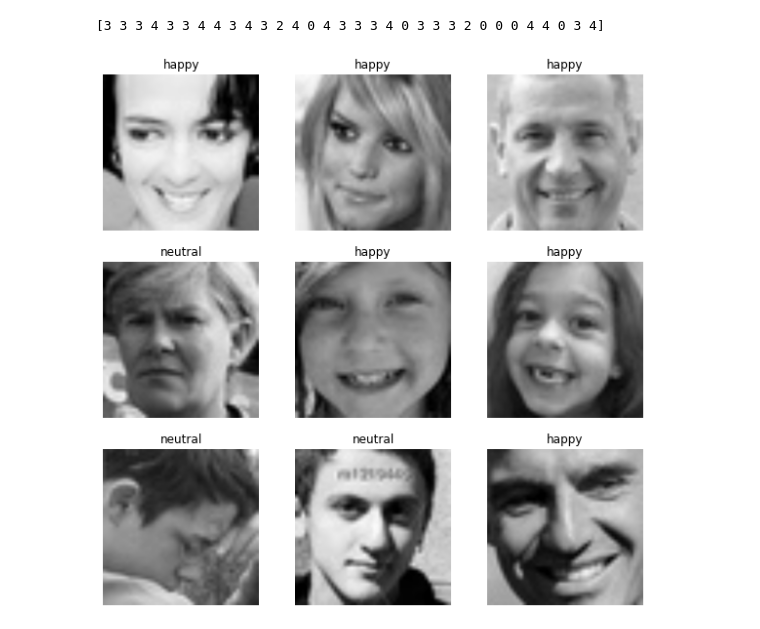
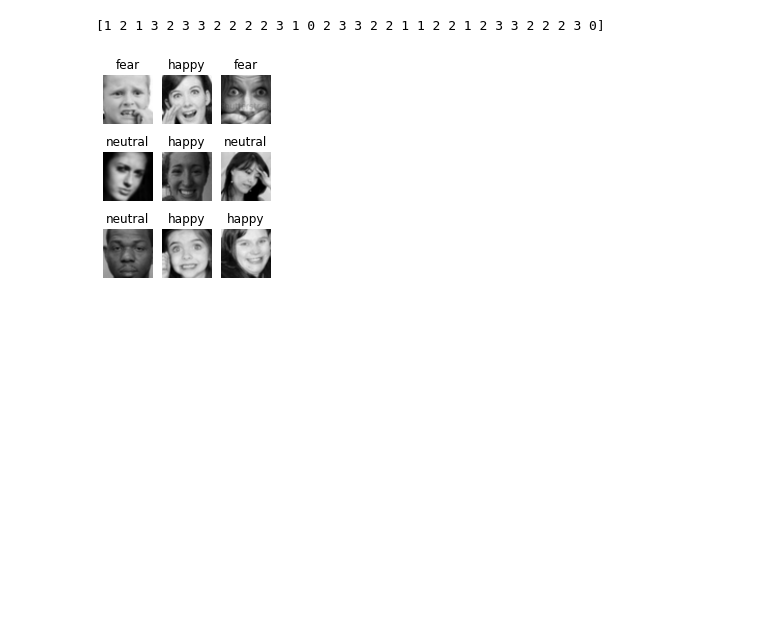
Before and after one commit to Crumpetlee/instagram_emotion_tagger, a Jupyter notebook: emotion_classifier.ipynb, the cells around one changed output. Drawn from its saved outputs; the diff is of its cells as text; code cells hidden in the pictures; blank space fills up the shorter version.

Commit message:
removed disgust category and improved resilience using dropout layers

```diff
--- a/emotion_classifier.ipynb
+++ b/emotion_classifier.ipynb
@@ -44,8 +81,10 @@ for images, labels in dataset.take(1):
 test_dataset = dataset.skip(422)
 train_dataset = dataset.take(422)
 
-validation_dataset = test_dataset.skip(53)
-test_dataset = test_dataset.take(53)
+validation_dataset = test_dataset.skip(47)
+test_dataset = test_dataset.take(47)
+
+# tf.data.experimental.cardinality(test_dataset).numpy()
 # %%
 images, labels = train_dataset.as_numpy_iterator().next()
 
@@ -127,11 +161,11 @@ norm_layer_1 = tf.keras.layers.BatchNormalization()
 norm_layer_2 = tf.keras.layers.BatchNormalization()
 norm_layer_3 = tf.keras.layers.BatchNormalization()
 norm_layer_4 = tf.keras.layers.BatchNormalization()
-prediction_layer_1 = tf.keras.layers.Dense(512, activation='relu')
-prediction_layer_2 = tf.keras.layers.Dense(256, activation='relu')
-prediction_layer_3 = tf.keras.layers.Dense(128, activation='relu')
+prediction_layer_1 = tf.keras.layers.Dense(256, activation='relu')
+prediction_layer_2 = tf.keras.layers.Dense(128, activation='relu')
+prediction_layer_3 = tf.keras.layers.Dense(64, activation='relu')
 prediction_layer_4 = tf.keras.layers.Dense(32, activation='relu')
-prediction_layer_5 = tf.keras.layers.Dense(5, activation='softmax')
+prediction_layer_5 = tf.keras.layers.Dense(4, activation='softmax')
 
 inputs = tf.keras.Input(shape=(224, 224, 3))
 x = data_augmentation(inputs)
@@ -144,6 +178,7 @@ x = norm_layer_2(x)
 x = prediction_layer_3(x)
 x = norm_layer_3(x)
 x = prediction_layer_4(x)
+x = tf.keras.layers.Dropout(0.3)(x)
 x = norm_layer_4(x)
 x = prediction_layer_5(x)
 x = tf.keras.layers.Dropout(0.4)(x)
@@ -152,7 +187,9 @@ outputs = x
 model = tf.keras.Model(inputs, outputs)
 # %%
 from tensorflow.python.training.saver import metrics
-model.compile(optimizer="adam",
+from tensorflow.keras.optimizers import Adam
+optimizer = Adam()
+model.compile(optimizer=optimizer,
               loss=tf.keras.losses.SparseCategoricalCrossentropy(),
               metrics=["accuracy"])
 # %%
@@ -177,4 +214,8 @@ Non-trainable params: 940,976
 _________________________________________________________________
 # %%
-hist = model.fit(train_dataset, validation_data=validation_dataset, batch_size=32, epochs=20)
+hist = model.fit(
+    train_dataset,
+    validation_data=validation_dataset,
+    batch_size=32,
+    epochs=20)
 # %% [output]
@@ -234,21 +275,21 @@ model.evaluate(test_dataset)
 # %%
 #Retrieve a batch of images from the test set
 image_batch, label_batch = test_dataset.as_numpy_iterator().next()
 predictions = model.predict_on_batch(image_batch)
 
 predictions = tf.nn.softmax(predictions)
 predictions = np.argmax(predictions, axis=1)
 print(predictions)
 
-plt.figure(figsize=(10, 10))
+plt.figure(figsize=(3, 4))
 for i in range(9):
   ax = plt.subplot(3, 3, i + 1)
   plt.imshow(image_batch[i].astype("uint8"))
   plt.title(class_names[predictions[i]])
   plt.axis("off")
 # %% [output]
-[3 3 3 4 3 3 4 4 3 4 3 2 4 0 4 3 3 3 4 0 3 3 3 2 0 0 0 4 4 0 3 4]
+[1 2 1 3 2 3 3 2 2 2 2 3 1 0 2 3 3 2 2 1 1 2 2 1 2 3 3 2 2 2 3 0]
-[figure, old version]
+[figure, new version]
 # %%
 y_pred = []  # store predicted labels
 y_true = []  # store true labels
```
Also changed, not shown: parts of 20 cells of this notebook.
